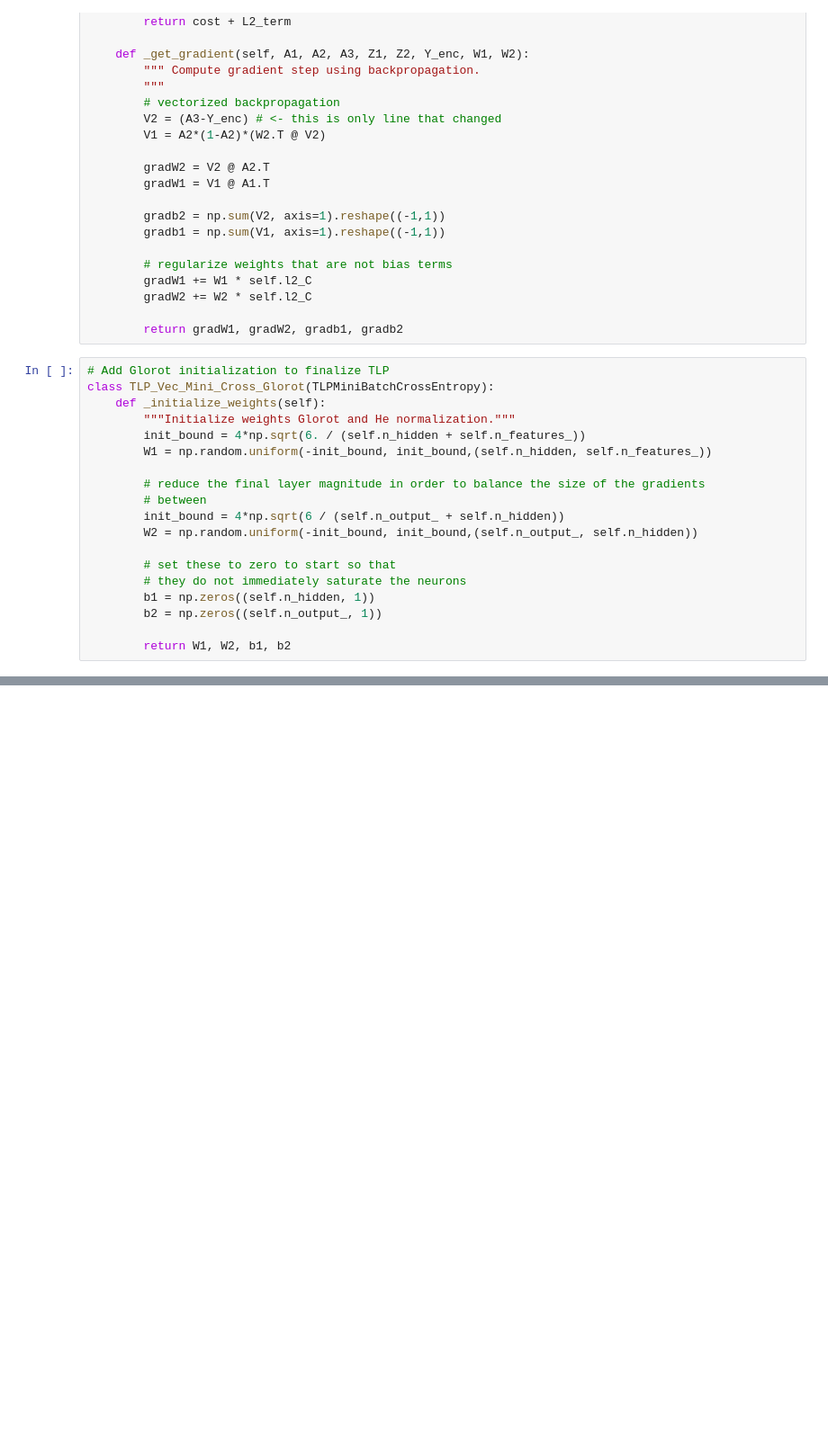
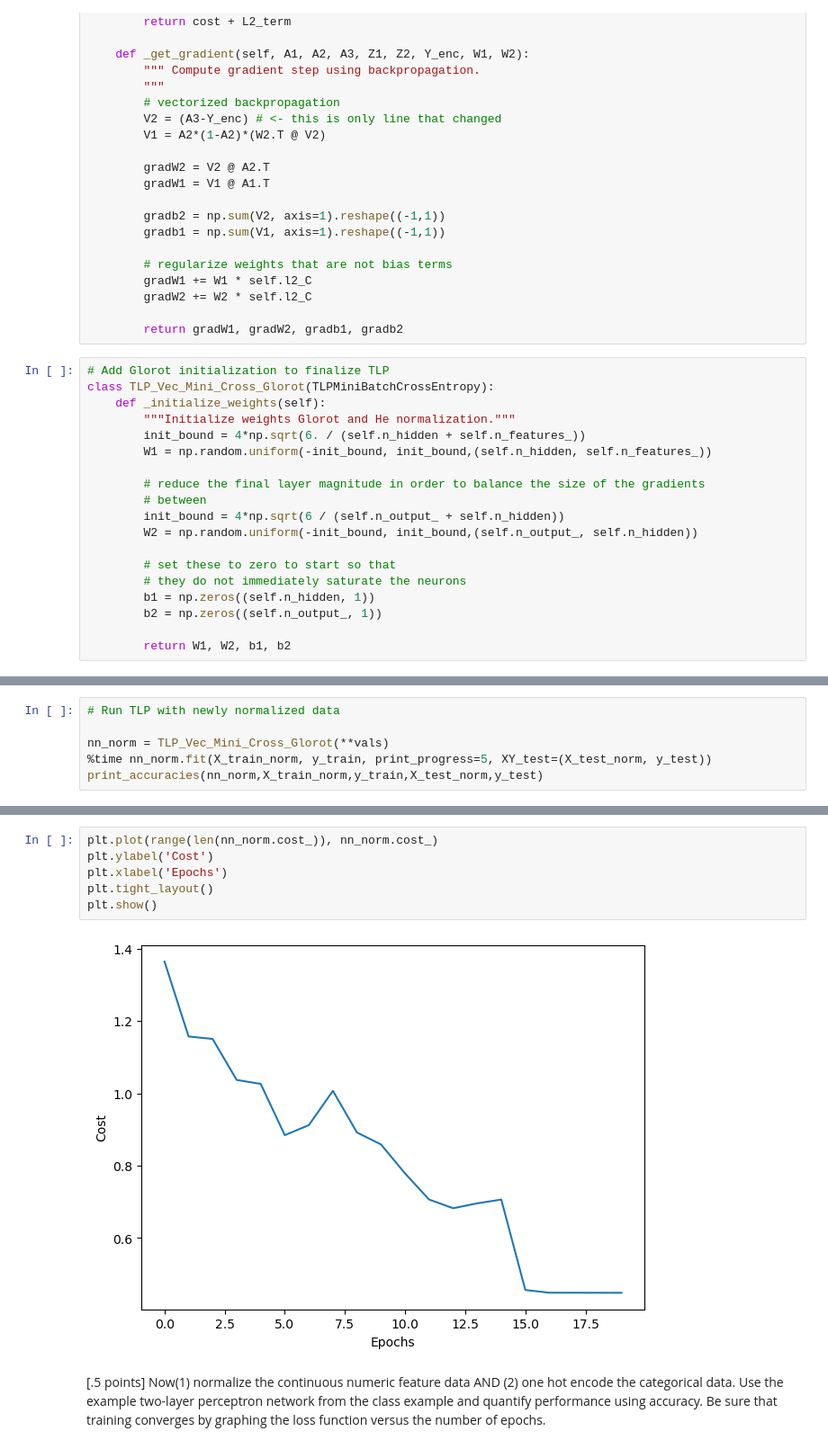
Before and after one commit to wyattsaltzman/ML-F23-Lab4, a Jupyter notebook: lab4.ipynb, the cells around one changed output, grey strips where cells are left out. Shown at 90% size. Drawn from its saved outputs; the diff is of its cells as text; blank space fills up the shorter version.

```diff
--- a/lab4.ipynb
+++ b/lab4.ipynb
@@ -504,0 +551,6 @@ plt.show()
+# %%
+# Run TLP with newly normalized data
+
+nn_norm = TLP_Vec_Mini_Cross_Glorot(**vals)
+%time nn_norm.fit(X_train_norm, y_train, print_progress=5, XY_test=(X_test_norm, y_test))
+print_accuracies(nn_norm,X_train_norm,y_train,X_test_norm,y_test)
@@ -504,0 +563,10 @@ plt.show()
+# %%
+plt.plot(range(len(nn_norm.cost_)), nn_norm.cost_)
+plt.ylabel('Cost')
+plt.xlabel('Epochs')
+plt.tight_layout()
+plt.show()
+# %% [output]
+[figure, added]
+# %% [markdown]
+[.5 points] Now(1) normalize the continuous numeric feature data AND (2) one hot encode the categorical data. Use the example two-layer perceptron network from the class example and quantify performance using accuracy. Be sure that training converges by graphing the loss function versus the number of epochs.
```
Also changed, not shown: parts of 18 cells of this notebook.
